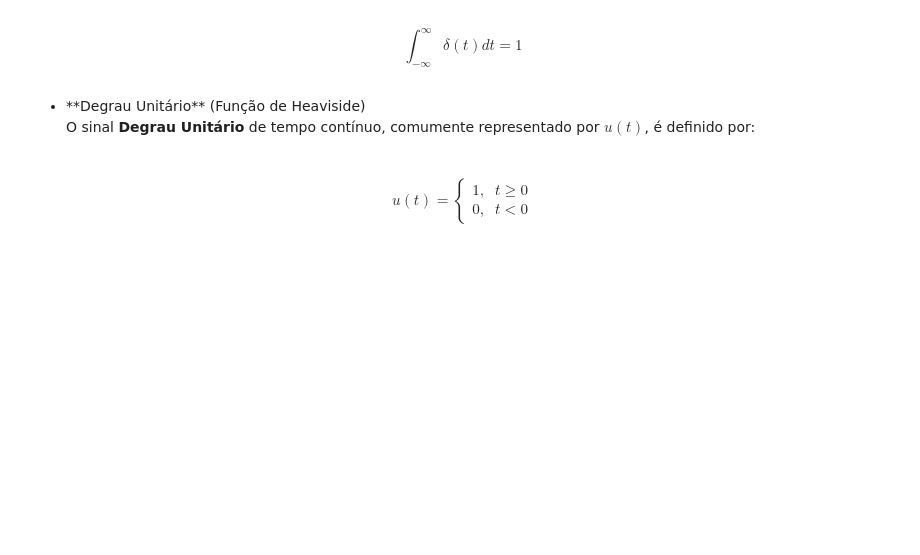
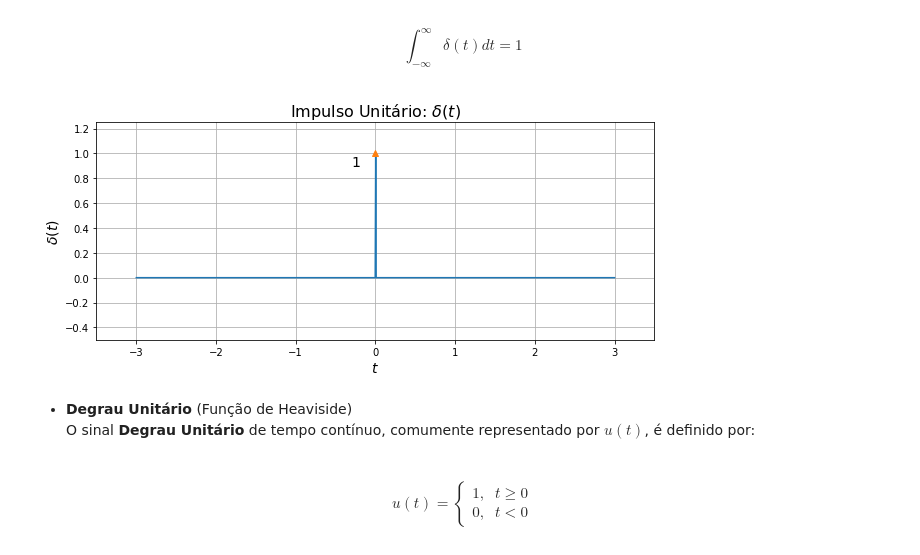
Before and after one commit to kaw19/linear_systems, a Jupyter notebook: 01 sinais/SL_Lab_01_Sinais_Elementares.ipynb, the cells around one changed output. Drawn from its saved outputs; the diff is of its cells as text; code cells hidden in the pictures; blank space fills up the shorter version.

```diff
--- a/01 sinais/SL_Lab_01_Sinais_Elementares.ipynb
+++ b/01 sinais/SL_Lab_01_Sinais_Elementares.ipynb
@@ -26,13 +29,15 @@ from pylab import plot, grid, xlabel, ylabel, title, subplot, tight_layout, lege
 # %%
-'''Impulso Unitário Contínuo (Delta de Dirac)'''
 t = linspace(-3,3,1000)
 dD = zeros(1000,dtype=float)     # delta de Dirac
-dD[len(dD)/2] = 1.               # impulso de área 1 na origem (t = 0)
+dD[int(len(dD)/2)] = 1.          # impulso de área 1 na origem (t = 0)
 
-plot(t,dD); plot(0.,1.,'^'); axis((-3.5,3.5,-0.5,1.5)); grid('on')
-xlabel('$t$',fontsize=16); ylabel('$\delta(t)$',fontsize=16); title(u'Impulso Unitário')
+figure(figsize=(10, 4))
+plot(t,dD); plot(0.,1.,'^'); axis((-3.5,3.5,-0.5,1.25)); grid(True), text(-0.3, 0.9, "1",size=14)
+xlabel('$t$',fontsize=14); ylabel('$\delta(t)$',fontsize=14); title(u'Impulso Unitário: $\delta(t)$',size=16);
+# %% [output]
+[figure, added]
 # %% [markdown]
-<ul><li>**Degrau Unitário** (Função de Heaviside)</li>
+<ul><li><b>Degrau Unitário</b> (Função de Heaviside)</li>
 
 O sinal **Degrau Unitário** de tempo contínuo, comumente representado por $u(t)$, é definido por:
 # %% [markdown]
```
Also changed, not shown: parts of 17 cells of this notebook.
